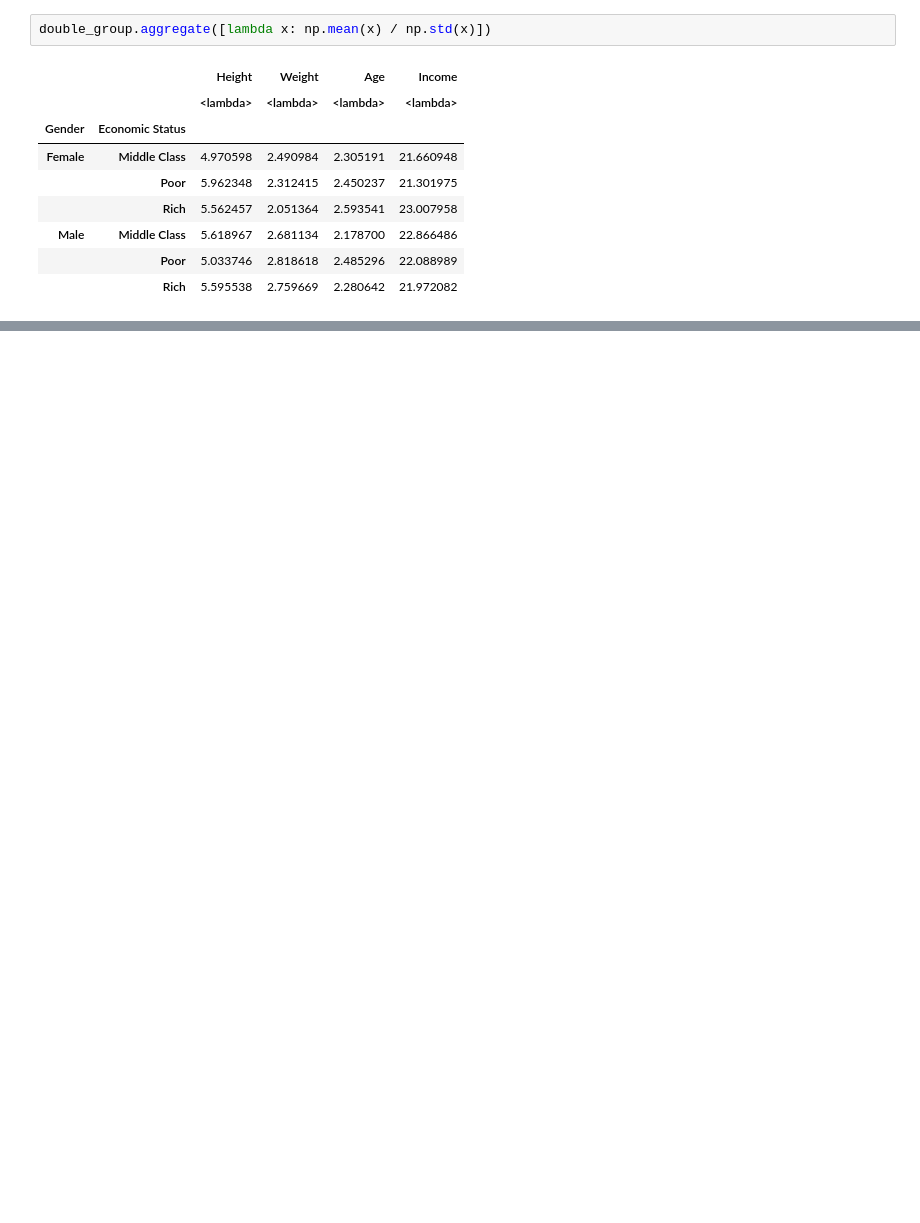
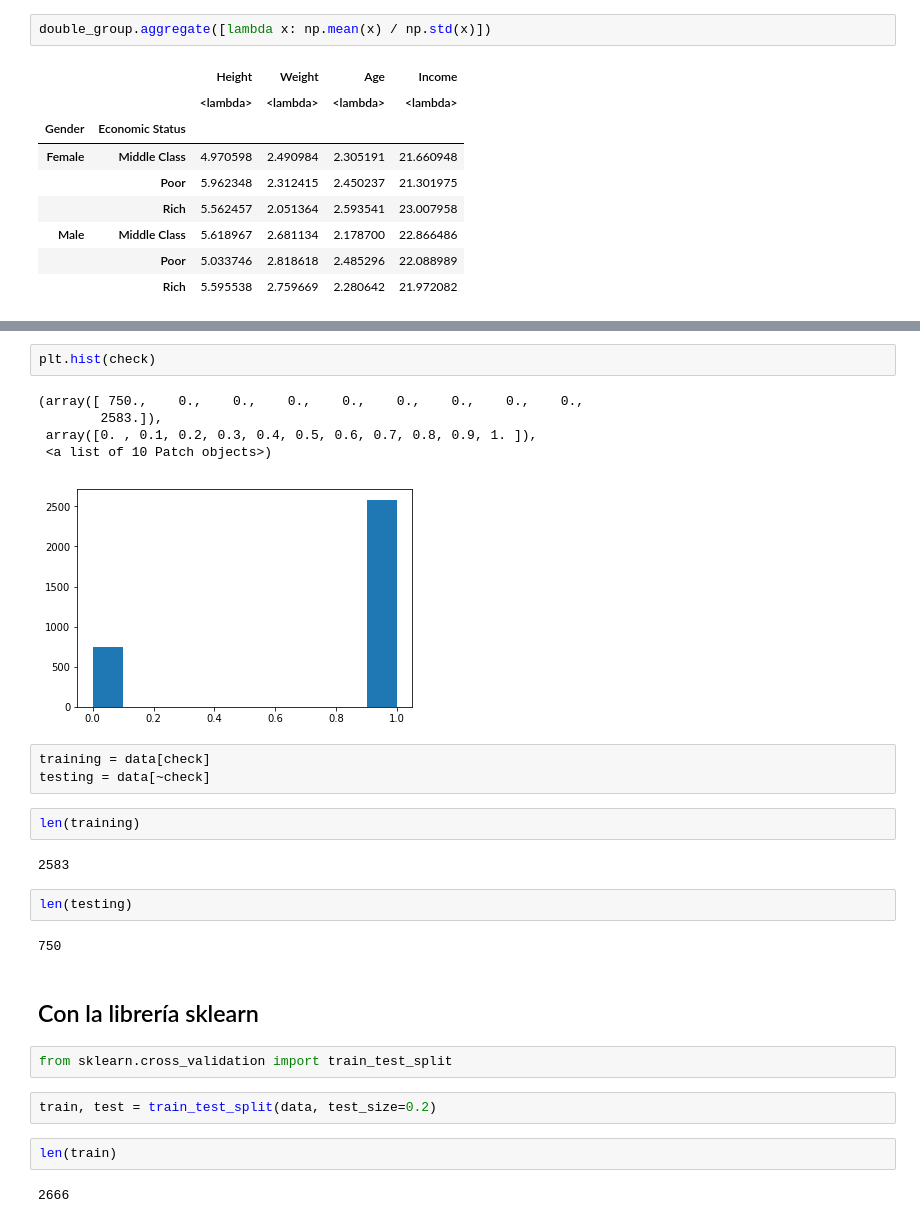
Before and after one commit to elugo00/machine-learning-python-course, a Jupyter notebook: notebooks/T2 - 3 - Data Cleaning - Agrupación de datos.ipynb, the cells around one changed output, grey strips where cells are left out. Saved outputs shown, nothing was run; the diff lists cells and outputs as text; blank space fills up the shorter version.

```diff
--- a/notebooks/T2 - 3 - Data Cleaning - Agrupación de datos.ipynb
+++ b/notebooks/T2 - 3 - Data Cleaning - Agrupación de datos.ipynb
@@ -285,0 +447,29 @@ double_group.aggregate([lambda x: np.mean(x) / np.std(x)])
+# %%
+plt.hist(check)
+# %% [output]
+(array([ 750.,    0.,    0.,    0.,    0.,    0.,    0.,    0.,    0.,
+        2583.]),
+ array([0. , 0.1, 0.2, 0.3, 0.4, 0.5, 0.6, 0.7, 0.8, 0.9, 1. ]),
+ <a list of 10 Patch objects>)
+[figure, added]
+# %%
+training = data[check]
+testing = data[~check]
+# %%
+len(training)
+# %% [output]
+2583
+# %%
+len(testing)
+# %% [output]
+750
+# %% [markdown]
+## Con la librería sklearn
+# %%
+from sklearn.cross_validation import train_test_split
+# %%
+train, test = train_test_split(data, test_size=0.2)
+# %%
+len(train)
+# %% [output]
+2666
```
Also changed, not shown: parts of 35 cells of this notebook.
